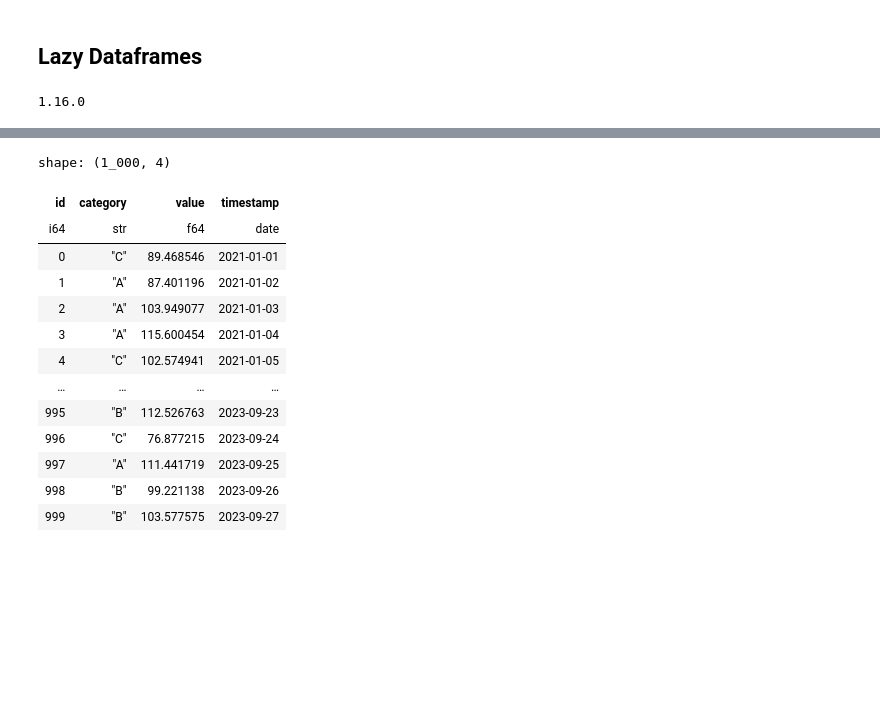
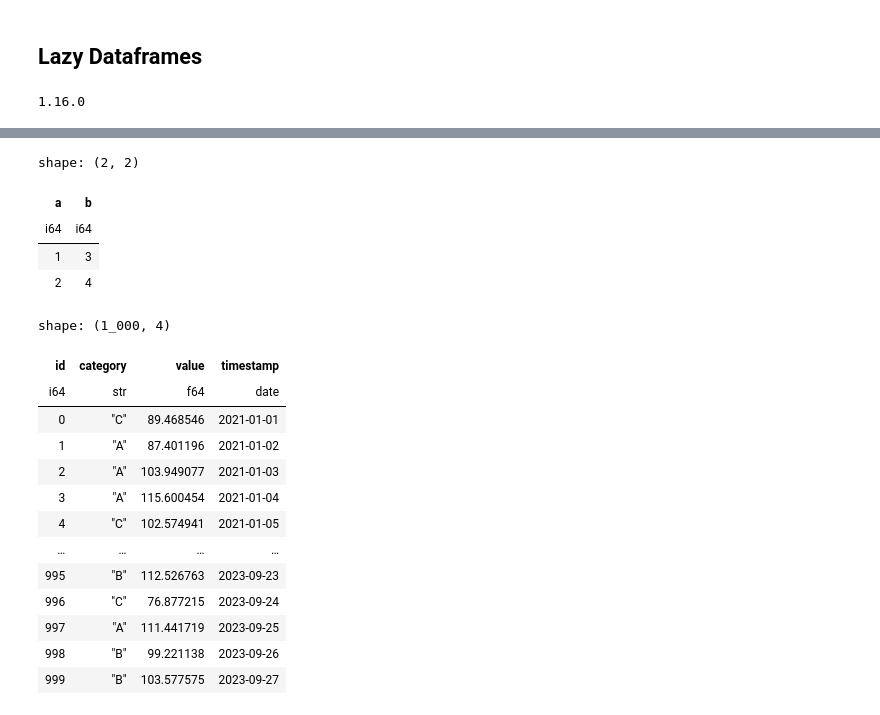
Before and after one commit to Frenz86/PolarsColab2025, a Jupyter notebook: 00_LazyDataframe.ipynb, the cells around one changed output, grey strips where cells are left out. Drawn from its saved outputs; the diff is of its cells as text; code cells hidden in the pictures; blank space fills up the shorter version.

```diff
--- a/00_LazyDataframe.ipynb
+++ b/00_LazyDataframe.ipynb
@@ -11,3 +21,14 @@ print(pl.__version__)
+# %%
+import numpy as np
+data = np.array([(1, 2), (3, 4)], dtype=np.int64)
+lf = pl.LazyFrame(data, schema=["a", "b"], orient="col")
+lf.collect()
+# %% [output]
+shape: (2, 2)
+| a | b |
+| i64 | i64 |
+| 1 | 3 |
+| 2 | 4 |
 # %%
 import polars as pl
 import numpy as np
```
Also changed, not shown: parts of 1 cell of this notebook, 1 other file.
